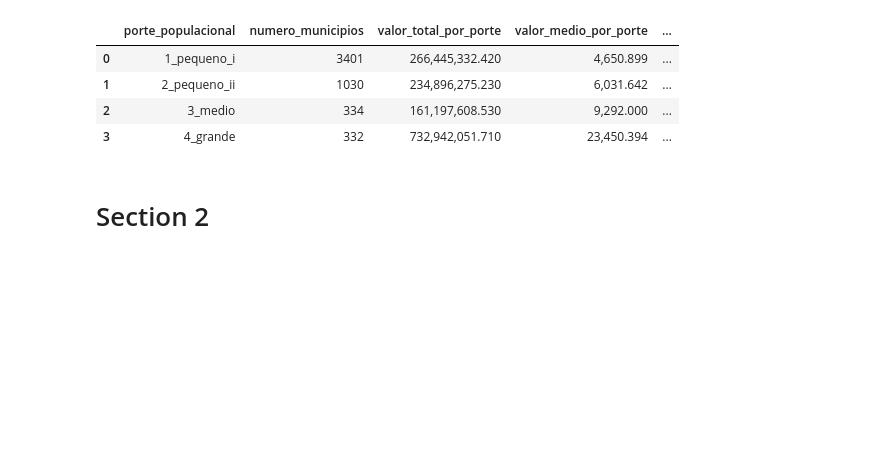
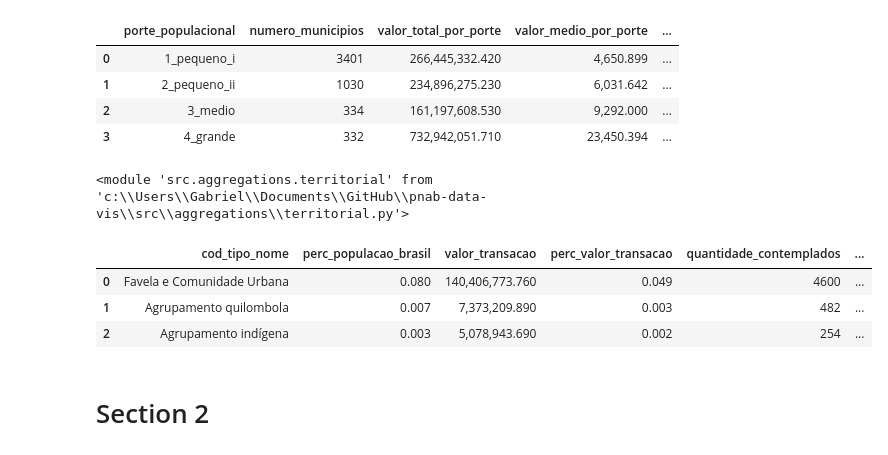
Before and after one commit to SGE-Subsecretaria-de-Gestao-Estrategica/pnab-data-vis, a Jupyter notebook: src/notebooks/gabriel_create_csv.ipynb, the cells around one changed output. Drawn from its saved outputs; the diff is of its cells as text; code cells hidden in the pictures; blank space fills up the shorter version.

```diff
--- a/src/notebooks/gabriel_create_csv.ipynb
+++ b/src/notebooks/gabriel_create_csv.ipynb
@@ -183,6 +176,10 @@ df_resumo_por_porte_populacional
 # resumo_valor_por_porte_municipio.csv
 df_population_size_mean = territorial.resumo_valor_por_porte_municipio(df_cubo=df_cubo)
 # df_population_size_mean.to_csv(settings.DATA_PATH_SECTION1 / 'population_size_mean.csv')
+# %%
+importlib.reload(territorial)
+# %% [output]
+<module 'src.aggregations.territorial' from 'c:\\Users\\Gabriel\\Documents\\GitHub\\pnab-data-vis\\src\\aggregations\\territorial.py'>
 # %%
 # values_by_special_territory
 df_special_territory_municipality = territorial.aggregate_special_territories_by(
@@ -209,3 +206,10 @@ df_special_territory_uf = territorial.aggregate_special_territories_by(
+# %%
+df_special_territory_uf
+# %% [output]
+|  | cod_tipo_nome | perc_populacao_brasil | valor_transacao | perc_valor_transacao | quantidade_contemplados | ... |
+| 0 | Favela e Comunidade Urbana | 0.080 | 140,406,773.760 | 0.049 | 4600 | ... |
+| 1 | Agrupamento quilombola | 0.007 | 7,373,209.890 | 0.003 | 482 | ... |
+| 2 | Agrupamento indígena | 0.003 | 5,078,943.690 | 0.002 | 254 | ... |
 # %%
 # special_territory_w_ibge_by_brazil
 df_vis_territorio_brasil = territorial.generate_special_territories_brazil_view(df_cubo=df_cubo)
```
Also changed, not shown: parts of 11 cells of this notebook, 3 other files.
